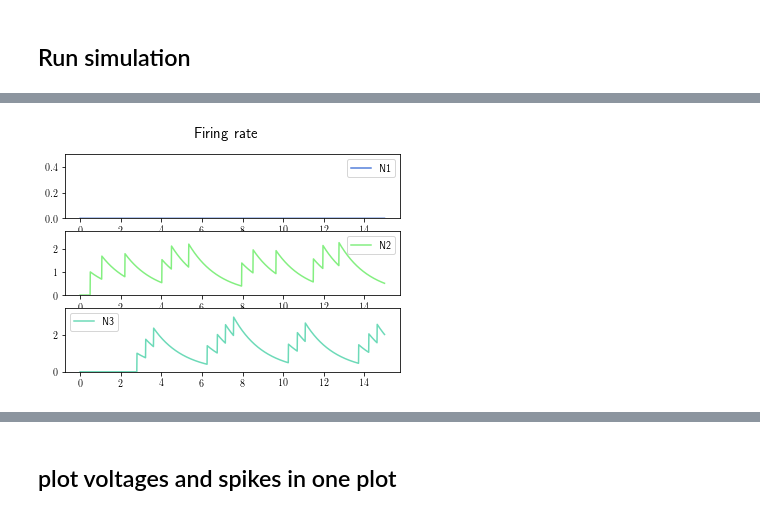
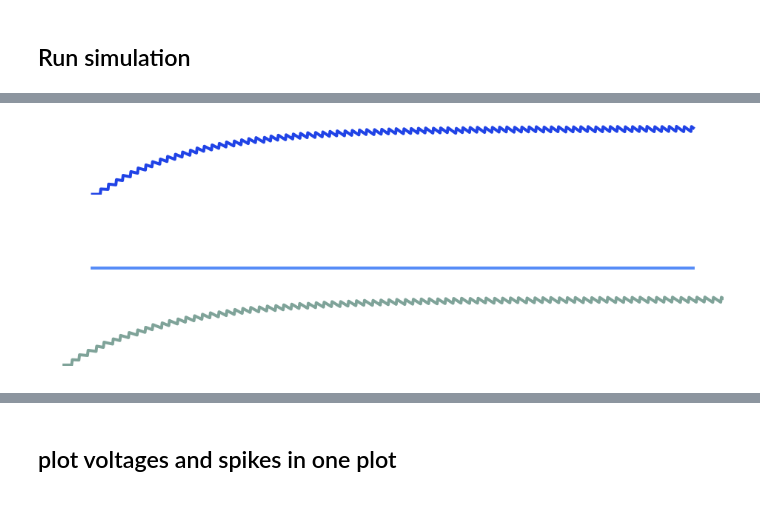
Before and after one commit to ABra1993/LisbonLab, a Jupyter notebook: Conductance/SNN_conductance_multidim.ipynb, the cells around one changed output, grey strips where cells are left out. Cells and saved outputs as stored; diff of their text form; code cells hidden in the pictures.

```diff
--- a/Conductance/SNN_conductance_multidim.ipynb
+++ b/Conductance/SNN_conductance_multidim.ipynb
@@ -708,8 +542,15 @@ def firing_rate(spike_train, filt):
 # %% [markdown]
 Compute and plot firing rate per neuron
 # %%
-def visualize_firing_rate():
-    """ Compute and visualize firing rate of each neuron. """
+def visualize_firing_rate(tau):
+    """ Compute and visualize firing rate of each neuron.
+
+    Parameter
+    ----------
+    tau : int
+        rate of change
+
+    """
 
     # spike trains
     spike_trains = copy.copy(o)
@@ -721,22 +562,27 @@ def visualize_firing_rate():
 
     # initialize plots
     plots = N
-    pl.subplots(plots, 1)
-    pl.suptitle('Firing rate', fontsize=15)
+    pl.subplots(plots, 1, figsize=(16, 2*N))
+    w = 4
     counter = 1
 
     # compute input estimate
-    for i in range(1, N+1):
+    for i in range(N):
 
         # compute firing rate
-        firingrate = firing_rate(spike_trains[i - 1, :], y)
+        firingrate = firing_rate(spike_trains[i, :], y)
 
         # plot firing rate
         pl.subplot(plots, 1, counter)
+        pl.axis('off')
         counter = counter + 1
-        pl.plot(t, firingrate[0: iterations], color=color[i - 1][:]/255, label='N%i' %i)
-        pl.ylim(0, max(firingrate) + 0.5)
-        pl.legend()
+        pl.plot(t, firingrate[0: iterations], color=color[i, :], label='N%i' %(i + 1), lw=w)
+        pl.ylim(-0.1, max(firingrate) + 0.5)
+        pl.xticks([])
+        pl.yticks(fontsize=15)
+
+    pl.xlim(0, iterations * dt)
+    pl.xticks(fontsize=15)
 # %% [markdown]
 ### Membrane voltage
 # %%
@@ -1064,7 +847,7 @@ bounding_box_dynamic()
 # %%
-visualize_firing_rate()
+visualize_firing_rate(tau)
 # %% [output]
-[figure, old version]
+[figure, new version]
 # %%
 voltage_offline = visualize_voltage(rho)
 # %% [output]
```
Also changed, not shown: parts of 44 cells of this notebook, 4 other files.
